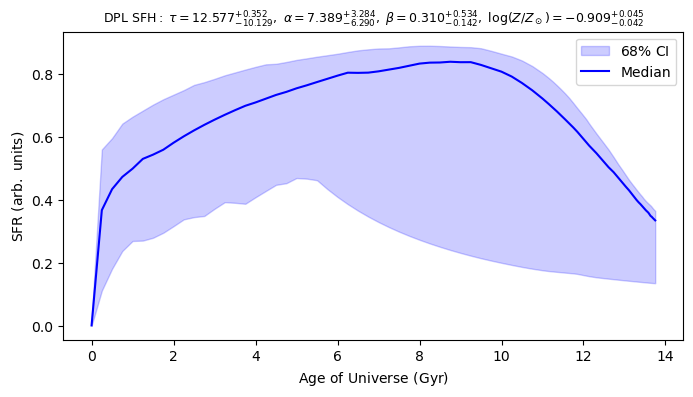
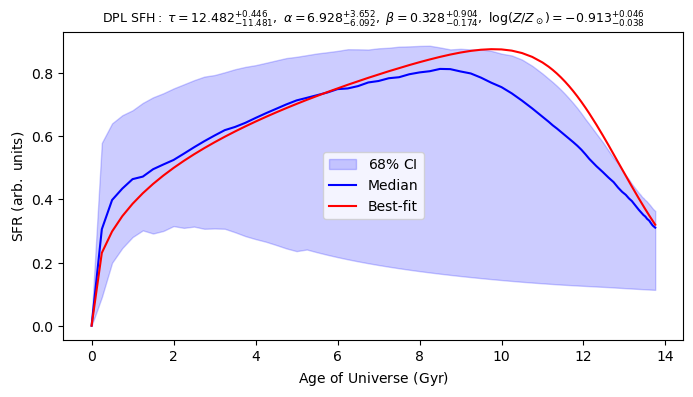
The notebook cell's code change between the first figure and the second:
--- before
+++ after
@@ -9,4 +9,7 @@
 
 sfr_grid = np.zeros((n_use, len(cosmic_time)))
+
+sfr_best_fit = sfh_m.evaluate(like_m.ssp.time)
+
 for k in range(n_use):
     kw = {n: post_m[idx[k], j] for n, j in _sfh_idx.items()}
@@ -21,4 +24,5 @@
 ax.fill_between(cosmic_time, sfr_lo, sfr_hi, color='b', alpha=0.2, label=r'$68\%$ CI')
 ax.plot(cosmic_time, sfr_med, 'b-', lw=1.5, label='Median')
+ax.plot(cosmic_time, sfr_best_fit, 'r-', lw=1.5, label='Best-fit')
 ax.set_xlabel(r'$\mathrm{Age\ of\ Universe\ (Gyr)}$')
 ax.set_ylabel(r'$\mathrm{SFR\ (arb.\ units)}$')

Commit: Sync